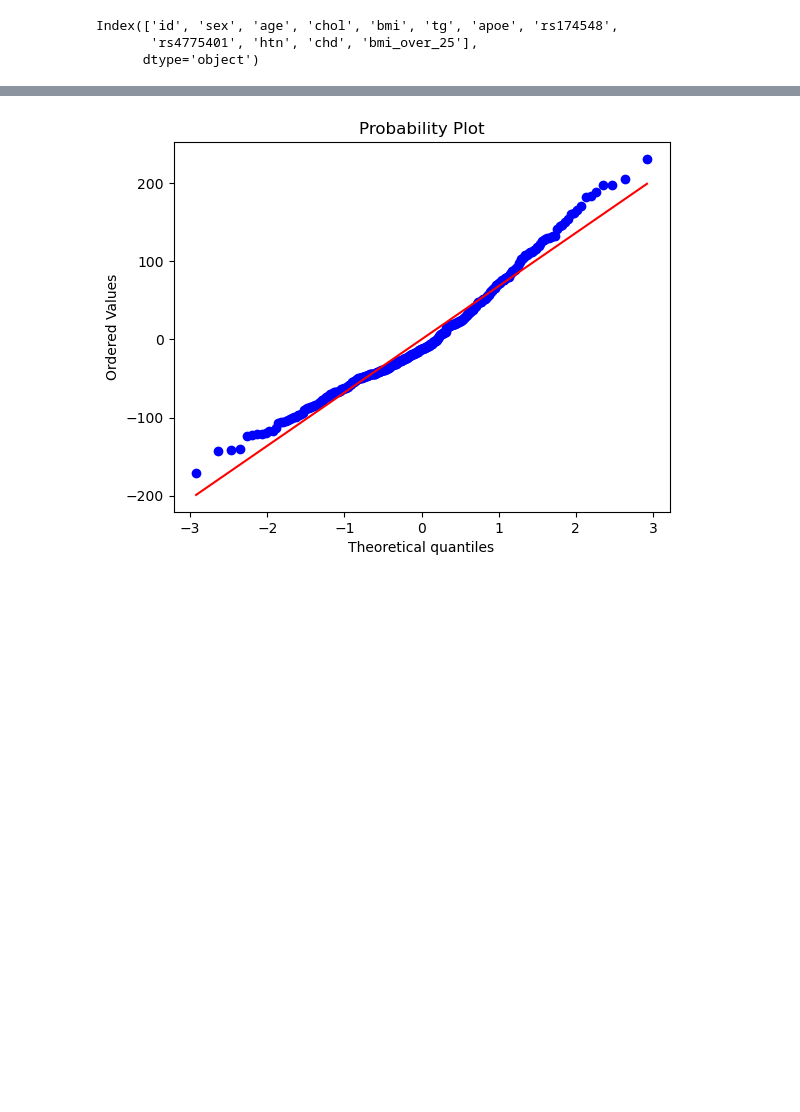
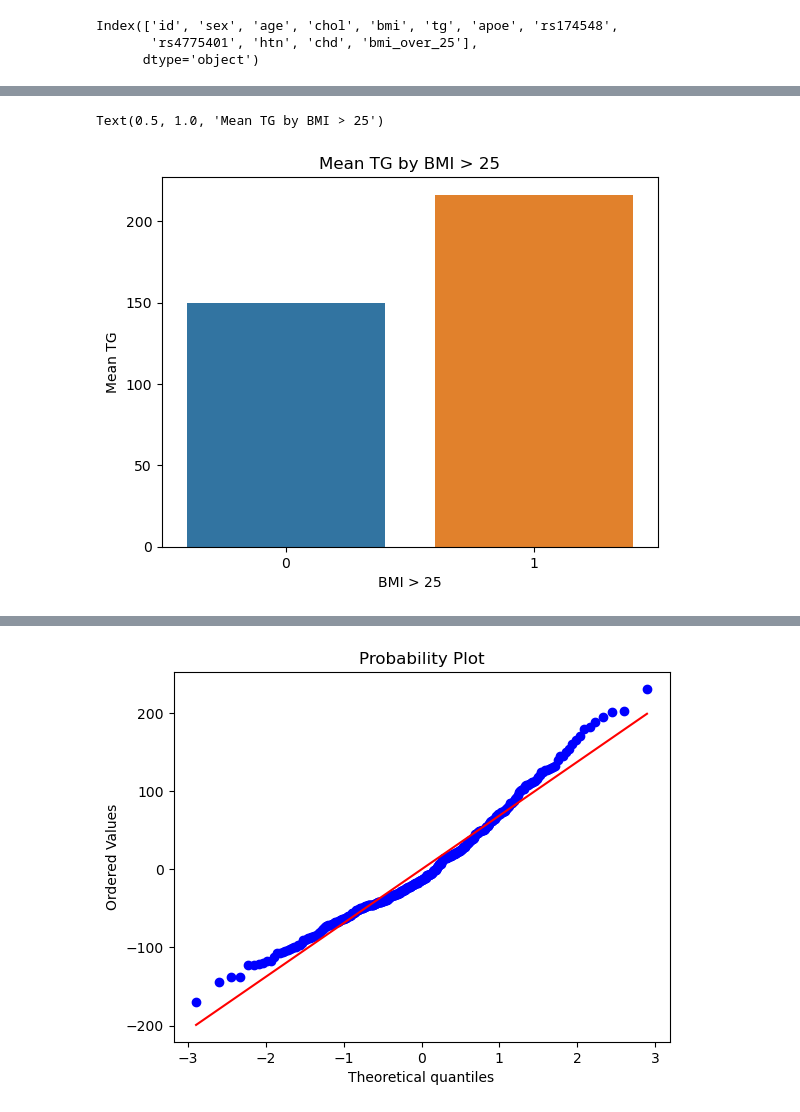
Before and after one commit to bpkindo/KY_ASA_Short_Course_Nov2023, a Jupyter notebook: code/03_IntroToPython - More Data Exploration and Statistical Models.ipynb, the cells around one changed output, grey strips where cells are left out. Saved outputs shown, nothing was run; the diff lists cells and outputs as text; code cells hidden in the pictures; blank space fills up the shorter version.

```diff
--- a/code/03_IntroToPython - More Data Exploration and Statistical Models.ipynb
+++ b/code/03_IntroToPython - More Data Exploration and Statistical Models.ipynb
@@ -126,3 +126,12 @@ summary_tg_by_bmi_cat
+# %%
+#barplot of mean tg by bmi_over_25 using seaborn
+sns.barplot(x='bmi_over_25', y='mean_tg', data=summary_tg_by_bmi_cat.reset_index())
+plt.xlabel('BMI > 25')
+plt.ylabel('Mean TG')
+plt.title('Mean TG by BMI > 25')
+# %% [output]
+Text(0.5, 1.0, 'Mean TG by BMI > 25')
+[figure, added]
 # %%
 #mean and sd of 'tg' and count of patients by 'bmi_over_25'
 summary_tg_by_bmi_cat = df.groupby('bmi_over_25').agg({'tg': {np.mean, np.std}, 'bmi_over_25': np.size})
```
Also changed, not shown: parts of 22 cells of this notebook, 1 other file.
